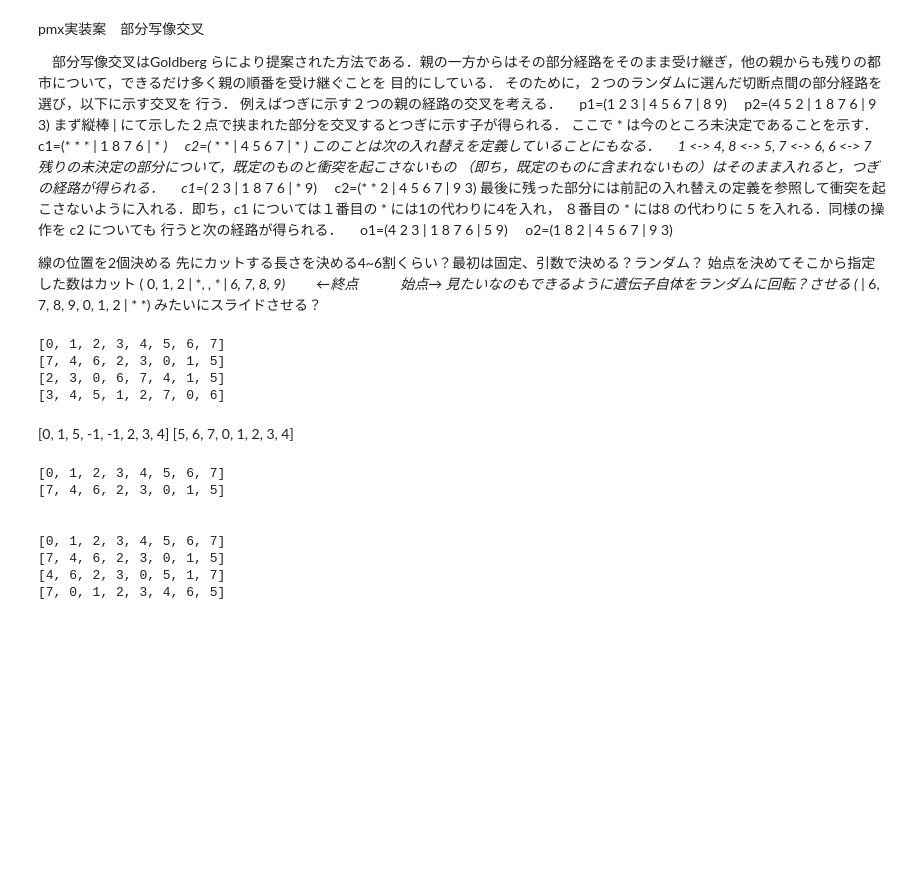
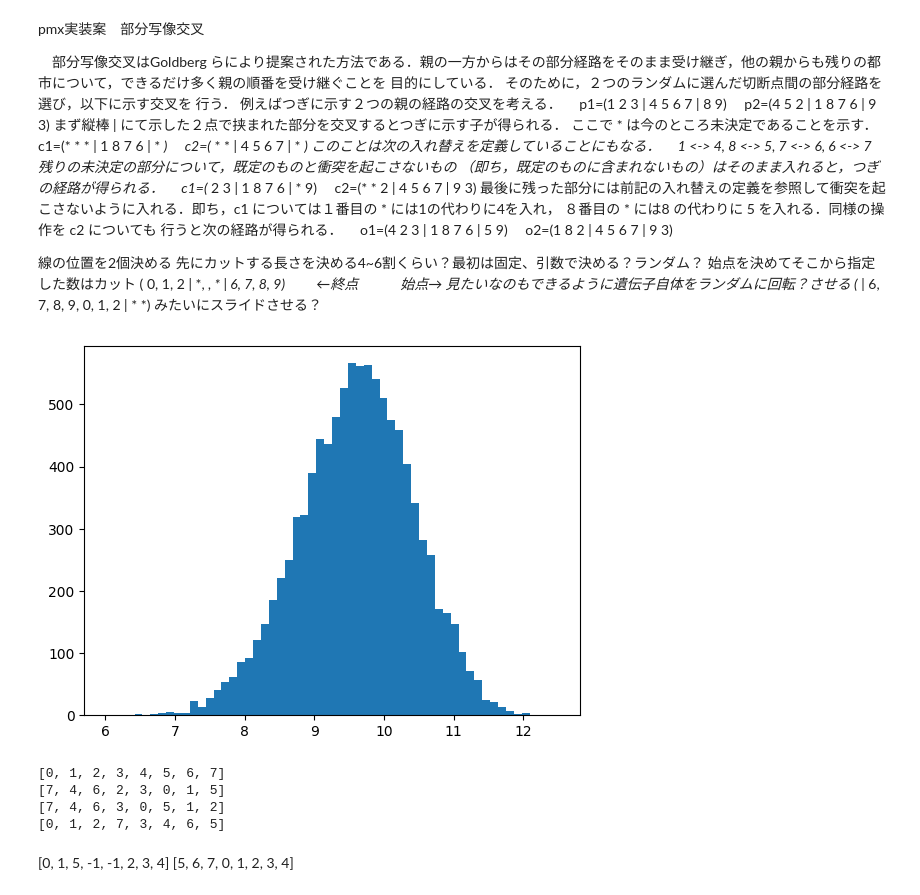
Before and after one commit to yanagawa-403/GA_TSP, a Jupyter notebook: Wspace.ipynb, the cells around one changed output. Cells and saved outputs as stored; diff of their text form; code cells hidden in the pictures; blank space fills up the shorter version.

```diff
--- a/Wspace.ipynb
+++ b/Wspace.ipynb
@@ -5,12 +5,12 @@ import numpy as np
 import random
 import copy
 
-ind_num = 2 #一世代の個体数
+ind_num = 10 #一世代の個体数
 gen_num = 1000 #目標の世代数
 co_method_num = 0 #交叉の方法
 selection_method_num = 0 #淘汰の方法
 mutation_probability = 0.1 #突然変異の確率
-point_num = 8
+point_num = 10
 # %%
 
 #point_list = list(range(point_num))
@@ -276,6 +276,40 @@ class PMX:
 
 
         return [new_1, new_2]
+# %%
+generation=[]
+plot_lst = list()
+Individual.point_num = point_num
+Individual.coordinate = copy.deepcopy(coordinate)
+for i in range(ind_num):
+    generation.append(Individual())
+    plot_lst.append(generation[i].fitness)
+
+# グラフを表示する
+# %%
+
+# 出現頻度を計算します
+value_counts = {}
+for num in plot_lst:
+    if num in value_counts:
+        value_counts[num] += 1
+    else:
+        value_counts[num] = 1
+
+# 頻度データを準備します
+values = list(value_counts.keys())
+frequencies = list(value_counts.values())
+
+# バープロットを描画します
+plt.bar(values, frequencies)
+plt.hist(plot_lst, bins=50)
+# グラフにタイトルとラベルを追加します
+
+
+# グラフを表示します
+plt.show()
+# %% [output]
+[figure, added]
 # %%
 generation=[]
 plot_lst = list()
@@ -298,36 +332,8 @@ print("\n")
 # %% [output]
 [0, 1, 2, 3, 4, 5, 6, 7]
 [7, 4, 6, 2, 3, 0, 1, 5]
-[2, 3, 0, 6, 7, 4, 1, 5]
-[3, 4, 5, 1, 2, 7, 0, 6]
+[7, 4, 6, 3, 0, 5, 1, 2]
+[0, 1, 2, 7, 3, 4, 6, 5]
 # %% [markdown]
 [0, 1, 5, -1, -1, 2, 3, 4]
 [5, 6, 7,  0,  1, 2, 3, 4]
-# %%
-genelation=[]
-plot_lst = list()
-Individual.point_num = point_num
-Individual.coordinate = copy.deepcopy(coordinate)
-for i in range(ind_num):
-  genelation.append(Individual())
-genelation[0].setChromosome([0,1,2,3,4,5,6,7])
-genelation[1].setChromosome([7, 4, 6, 2, 3, 0, 1, 5])
-
-for i in range(ind_num):
-  print(genelation[i].chromosome)
-
-clossOver = TestCO()
-clossOver.co(genelation)
-print("\n")
-
-for i in range(4):
-  print(genelation[i].chromosome)
-# %% [output]
-[0, 1, 2, 3, 4, 5, 6, 7]
-[7, 4, 6, 2, 3, 0, 1, 5]
-
-
-[0, 1, 2, 3, 4, 5, 6, 7]
-[7, 4, 6, 2, 3, 0, 1, 5]
-[4, 6, 2, 3, 0, 5, 1, 7]
-[7, 0, 1, 2, 3, 4, 6, 5]
```
Also changed, not shown: parts of 4 cells of this notebook.
